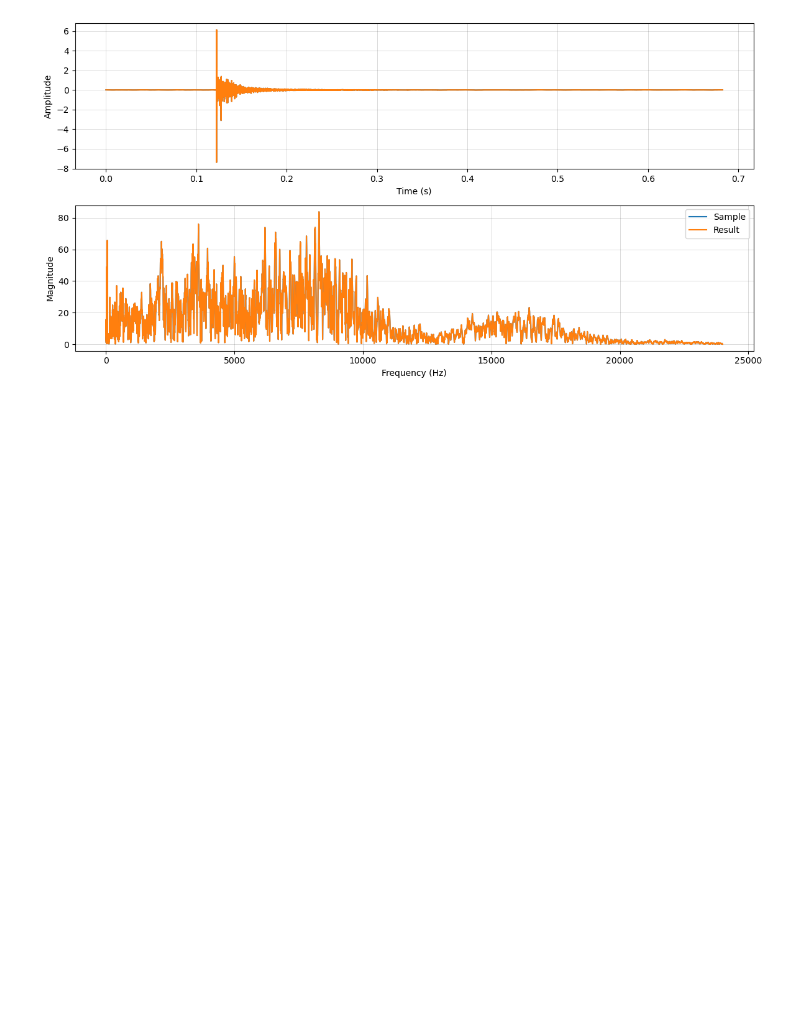
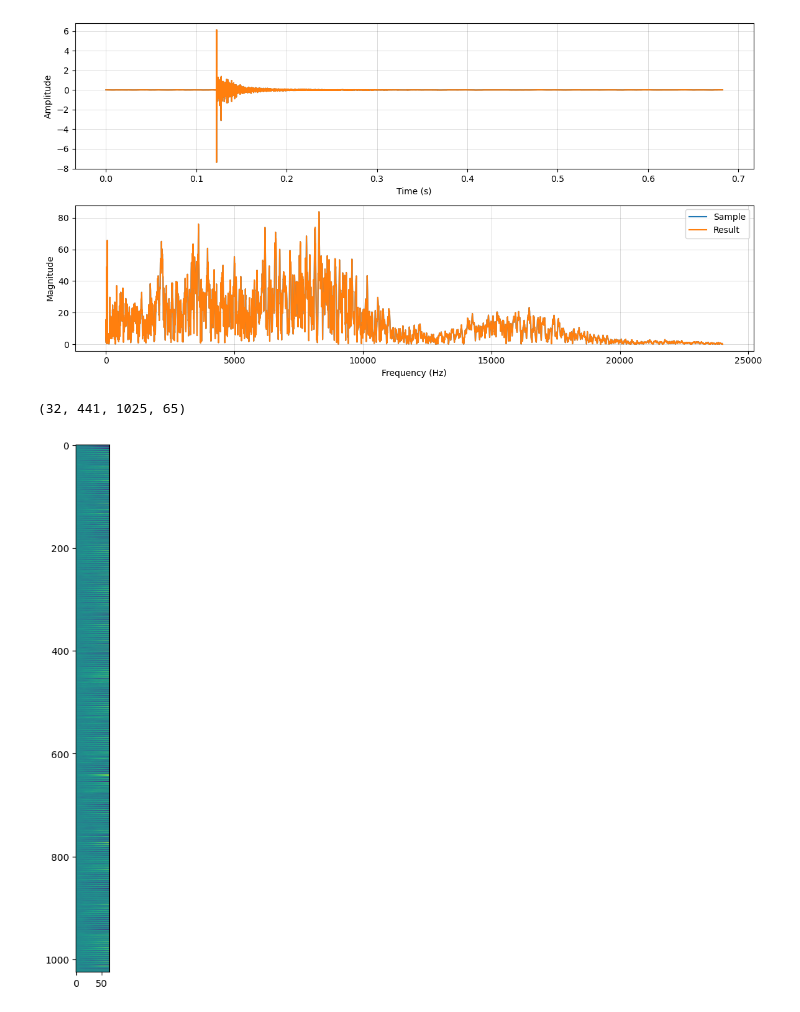
Before and after one commit to DavideNale/NAF, a Jupyter notebook: tests.ipynb, the cells around one changed output. Drawn from its saved outputs; the diff is of its cells as text; code cells hidden in the pictures; blank space fills up the shorter version.

Commit message:
added phases

```diff
--- a/tests.ipynb
+++ b/tests.ipynb
@@ -134,3 +134,14 @@ out = net.spectrogram_at(src, mic)
 exec_time = time.time() - start_time
 print(exec_time)
 out = (out * dataset.std) + dataset.mean
+# %%
+phases = np.load('mesh_rir/S32-M441_npy/phases.npy')
+print(phases.shape)
+phase = phases[0,0,:]
+
+plt.figure(figsize=(10,10))
+plt.imshow(phase, aspect='auto')
+plt.show()
+# %% [output]
+(32, 441, 1025, 65)
+[figure, added]
```
Also changed, not shown: parts of 1 cell of this notebook, 4 other files.
